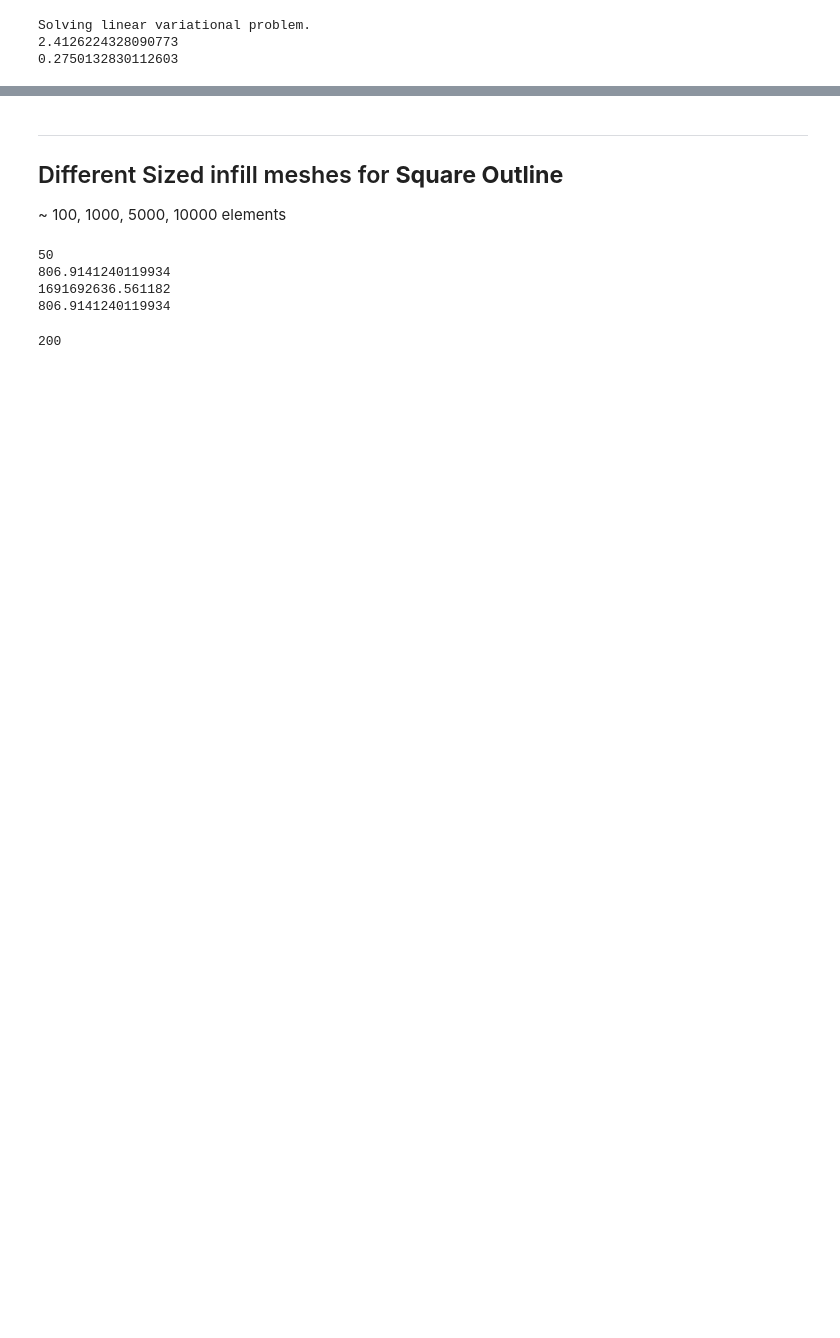
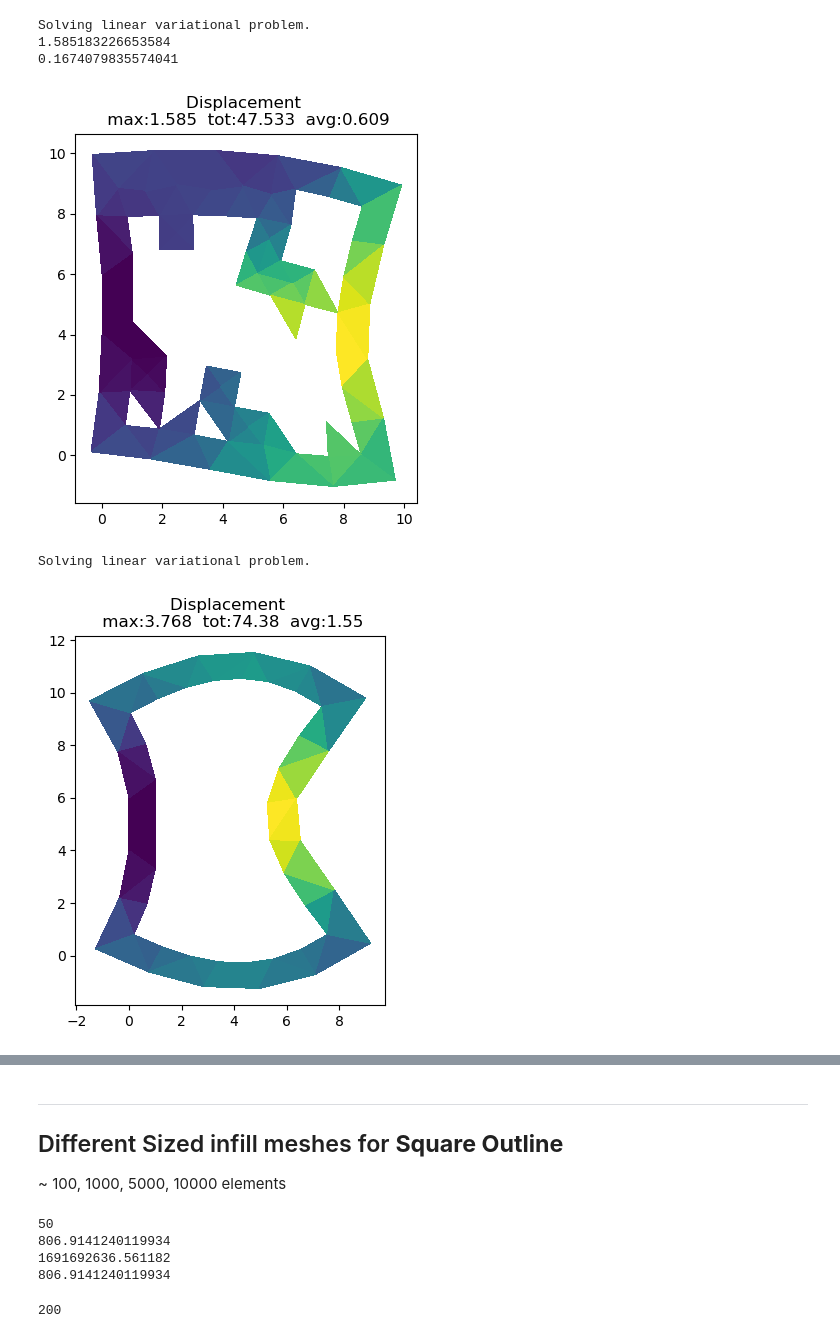
Before and after one commit to grohalex/Project2023, a Jupyter notebook: Pymoo_withFEA.ipynb, the cells around one changed output, grey strips where cells are left out. Saved outputs shown, nothing was run; the diff lists cells and outputs as text; code cells hidden in the pictures; blank space fills up the shorter version.

```diff
--- a/Pymoo_withFEA.ipynb
+++ b/Pymoo_withFEA.ipynb
@@ -241,7 +241,7 @@ def get_displacement_measures(u, V):
     return disp_max, disp_tot, disp_avg
 
 # returns displacements and vm stress for side-compression of the square
-def square_FEA(mesh, verbose=False):
+def square_FEA(mesh, verbose=False, plotting=False):
     if not verbose:
         set_log_active(False)  # dolfin verbose to false
     else:
@@ -274,8 +274,9 @@ def square_FEA(mesh, verbose=False):
     # Displacement measures
     V1 = FunctionSpace(mesh, 'P', 1)
     disp_max, disp_tot, disp_avg = get_displacement_measures(u, V1)
-    #title_str = f"Displacement \n max:{round(disp_max,3)}  tot:{round(disp_tot,3)}  avg:{round(disp_avg,3)}"###
-    #plot(u, title=title_str, mode='displacement')###
+    if plotting:
+        title_str = f"Displacement \n max:{round(disp_max,3)}  tot:{round(disp_tot,3)}  avg:{round(disp_avg,3)}"
+        plot(u, title=title_str, mode='displacement')
 
     # max Von Mises Stress measure
     s = sigma(u, lambda_, d, mu) - (1./3) * tr(sigma(u, lambda_, d, mu)) * Identity(d)  # deviatoric stress
@@ -288,35 +289,51 @@ def square_FEA(mesh, verbose=False):
 # %%
 # Single iteration from Gmsh meshing to FEniCS in functions
 import meshio
 import gmsh
 from ufl import nabla_div
 
 cwd = Path.cwd()
 mesh_dir = cwd.joinpath("MOEA_meshes", "smallSquare7x7")  # adjust the dir here
 inf_file = str(mesh_dir.stem) + '-infill.msh'
 mesh_inp = mesh_dir / inf_file
 
 # Extracting geometry from the infill mesh
 conn, coords, num_el = extract_mesh_data(mesh_inp)
 
 # Create the mesh infill based on the infill vector
 #vec = [0,0,1,1,0,0,0,0,1,1,0,0,0,0,1,1,0,0]
 vec = np.random.randint(2, size= 7 * 7 * 2)
 meshfile = mesh_dir / 'infill_gen.msh'
-generate_infill_file(meshfile, vec, conn, coords, run_GUI=True)
+generate_infill_file(meshfile, vec, conn, coords, run_GUI=False)
 
 # Loading the created infill mesh to FEniCS
 mesh, _, _, _ = extract_mesh_data_fenics(meshfile)
 
 # perform FEA and obtain displacements and von mises stress
-d_max, d_tot, d_avg, max_vm = square_FEA(mesh, verbose=True)
+d_max, d_tot, d_avg, max_vm = square_FEA(mesh, verbose=True, plotting=True)
 
 print(d_max)
 print(max_vm)
+
+
+###########
+vec = np.zeros( 7 * 7 * 2)
+meshfile = mesh_dir / 'infill_gen.msh'
+generate_infill_file(meshfile, vec, conn, coords, run_GUI=False)
+
+# Loading the created infill mesh to FEniCS
+mesh, _, _, _ = extract_mesh_data_fenics(meshfile)
+
+# perform FEA and obtain displacements and von mises stress
+plt.show()
+d_max, d_tot, d_avg, max_vm = square_FEA(mesh, verbose=True, plotting=True)
 # %% [output]
 Solving linear variational problem.
-2.4126224328090773
-0.2750132830112603
+1.585183226653584
+0.1674079835574041
+[figure, added]
+Solving linear variational problem.
+[figure, added]
 # %%
 # implementing pymoo multi-objective optimization with FEniCS FEA objectives
 
```
Also changed, not shown: parts of 2 cells of this notebook.
